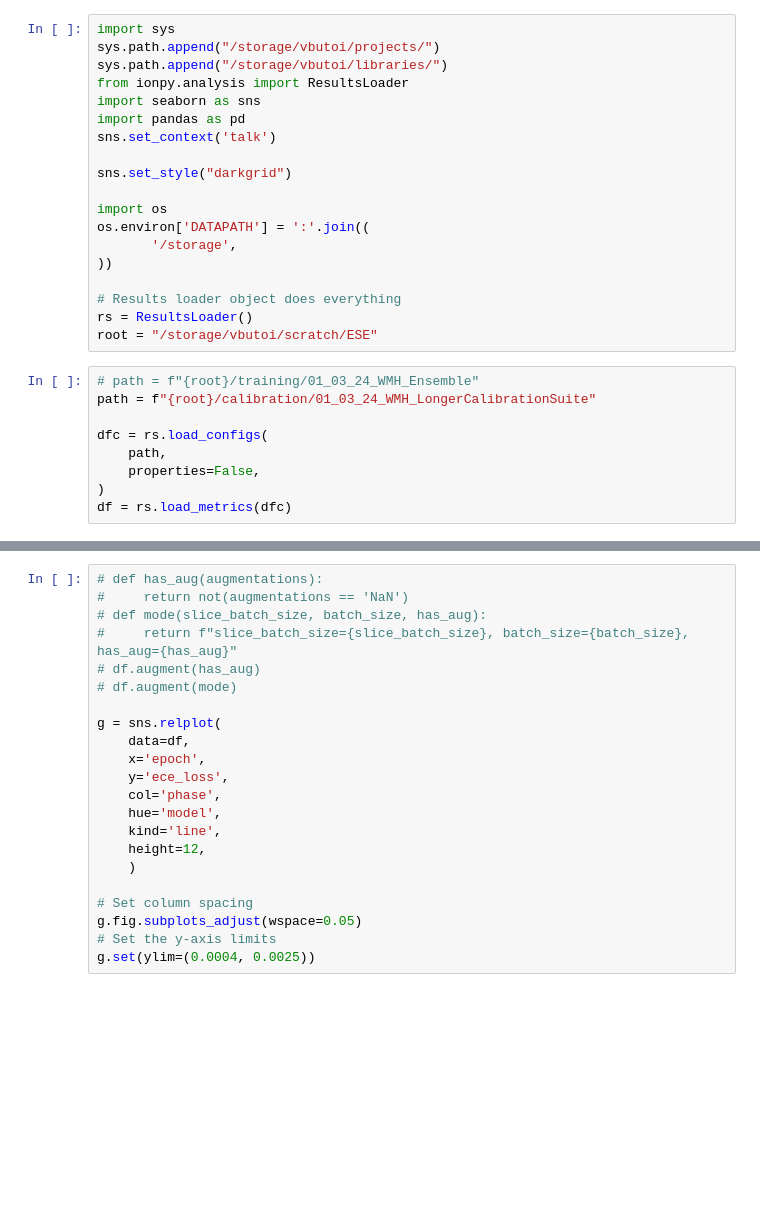
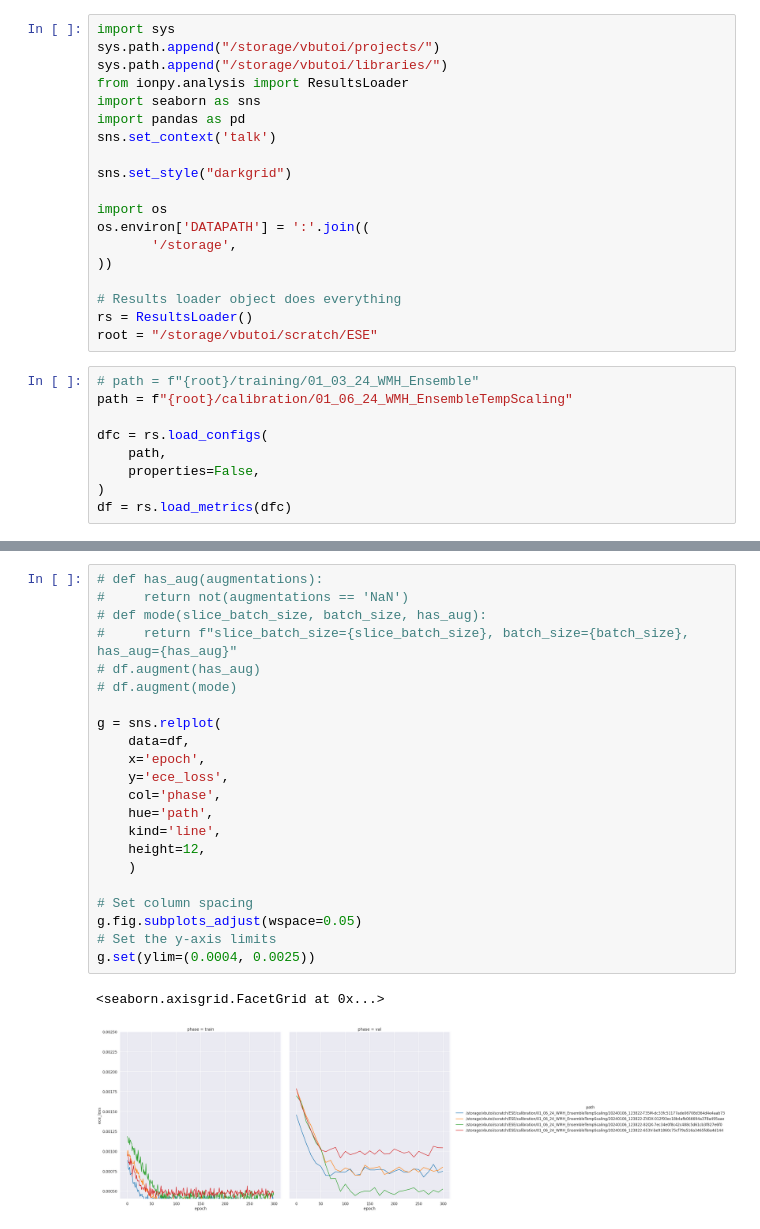
Before and after one commit to VictorButoi/ESE, a Jupyter notebook: notebooks/results.ipynb, the cells around one changed output, grey strips where cells are left out. Drawn from its saved outputs; the diff is of its cells as text; blank space fills up the shorter version.

Commit message:
bugfixes with calibration experiment

```diff
--- a/notebooks/results.ipynb
+++ b/notebooks/results.ipynb
@@ -19,7 +19,7 @@ rs = ResultsLoader()
 root = "/storage/vbutoi/scratch/ESE"
 # %%
 # path = f"{root}/training/01_03_24_WMH_Ensemble"
-path = f"{root}/calibration/01_03_24_WMH_LongerCalibrationSuite"
+path = f"{root}/calibration/01_06_24_WMH_EnsembleTempScaling"
 
 dfc = rs.load_configs(
     path,
@@ -31,25 +45,28 @@ df
 # %%
 # def has_aug(augmentations):
 #     return not(augmentations == 'NaN')
 # def mode(slice_batch_size, batch_size, has_aug):
 #     return f"slice_batch_size={slice_batch_size}, batch_size={batch_size}, has_aug={has_aug}"
 # df.augment(has_aug)
 # df.augment(mode)
 
 g = sns.relplot(
     data=df,
     x='epoch',
     y='ece_loss',
     col='phase',
-    hue='model',
+    hue='path',
     kind='line',
     height=12,
     )
 
 # Set column spacing
 g.fig.subplots_adjust(wspace=0.05)
 # Set the y-axis limits
 g.set(ylim=(0.0004, 0.0025))
+# %% [output]
+<seaborn.axisgrid.FacetGrid at 0x...>
+[figure, added]
 # %%
 g = sns.relplot(
     data=df,
```
Also changed, not shown: parts of 3 cells of this notebook, 4 other files.
